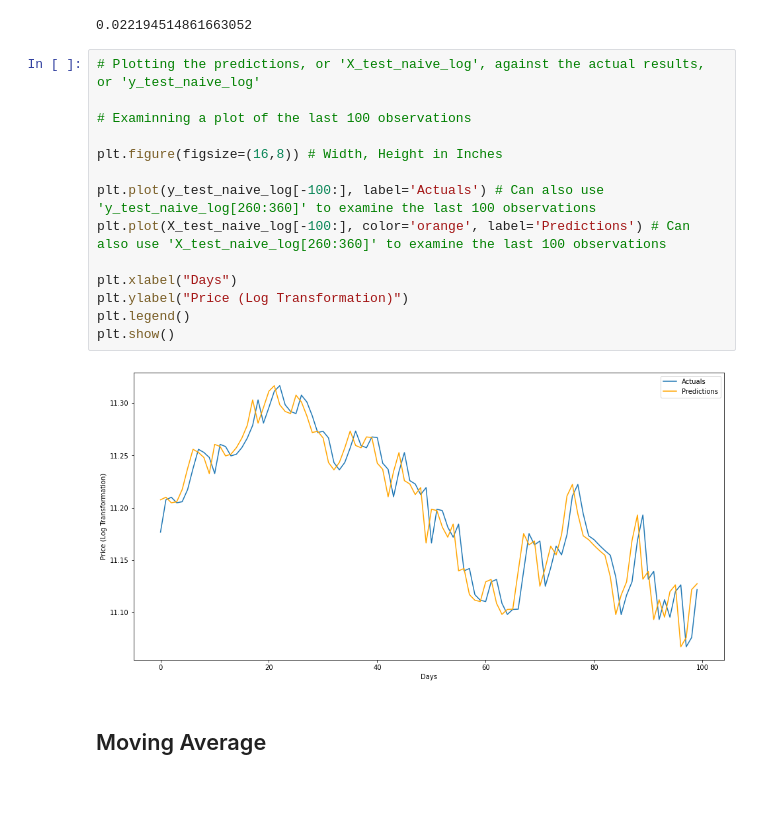
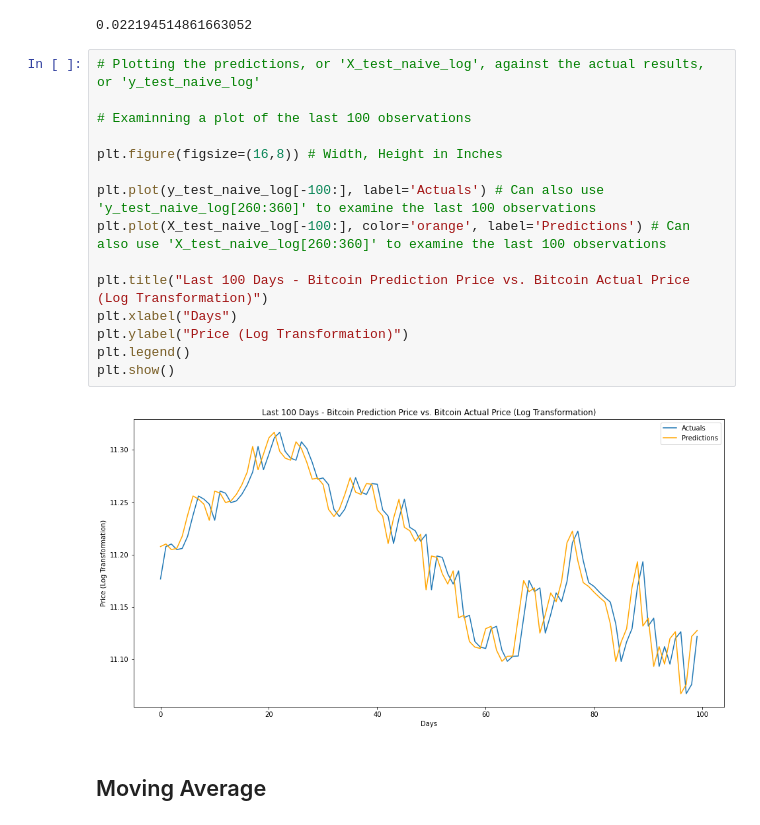
Before and after one commit to keithotuomagie/bitcoin_ts, a Jupyter notebook: notebook.ipynb, the cells around one changed output. Drawn from its saved outputs; the diff is of its cells as text; blank space fills up the shorter version.

```diff
--- a/notebook.ipynb
+++ b/notebook.ipynb
@@ -512,19 +513,20 @@ rmse_naive_log
 # %%
 # Plotting the predictions, or 'X_test_naive_log', against the actual results, or 'y_test_naive_log'
 
 # Examinning a plot of the last 100 observations
 
 plt.figure(figsize=(16,8)) # Width, Height in Inches
 
 plt.plot(y_test_naive_log[-100:], label='Actuals') # Can also use 'y_test_naive_log[260:360]' to examine the last 100 observations
 plt.plot(X_test_naive_log[-100:], color='orange', label='Predictions') # Can also use 'X_test_naive_log[260:360]' to examine the last 100 observations
 
+plt.title("Last 100 Days - Bitcoin Prediction Price vs. Bitcoin Actual Price (Log Transformation)")
 plt.xlabel("Days")
 plt.ylabel("Price (Log Transformation)")
 plt.legend()
 plt.show()
 # %% [output]
-[figure, old version]
+[figure, new version]
 # %% [markdown]
 ## Moving Average ##
 # %% [markdown]
```
Also changed, not shown: parts of 8 cells of this notebook.
